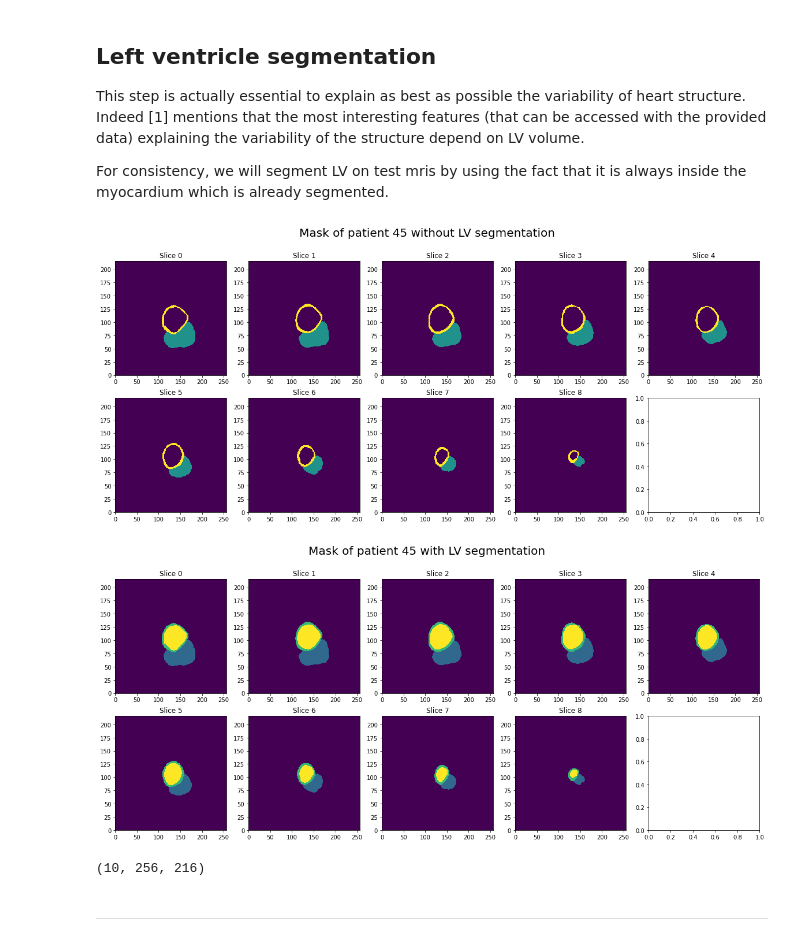
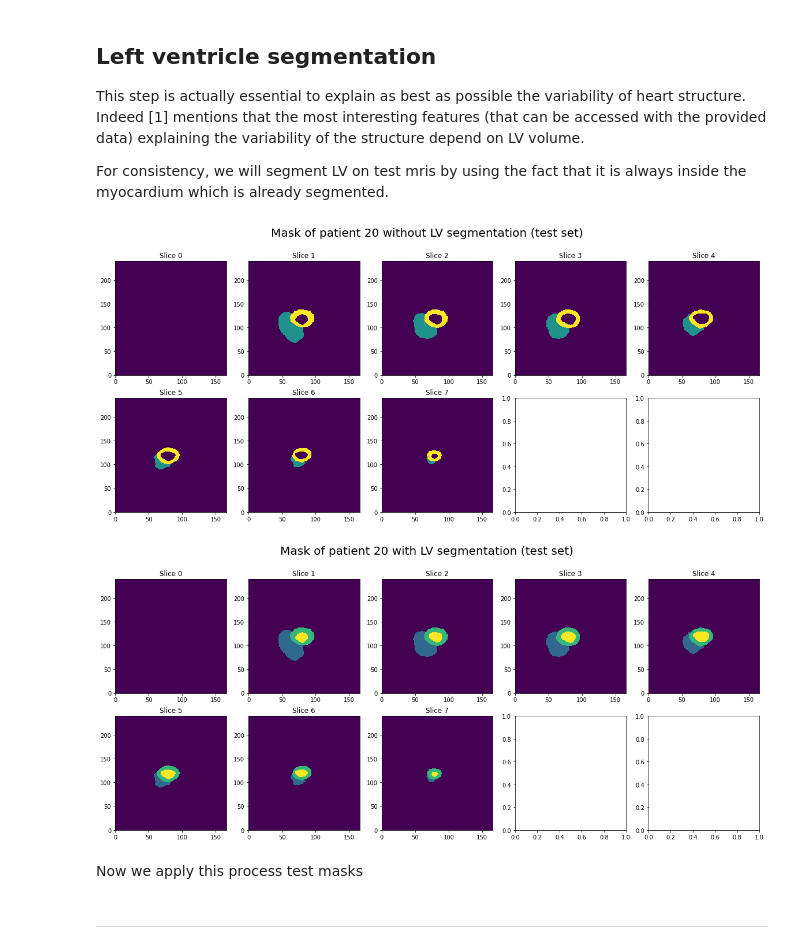
Before and after one commit to lmartinez2001/Challenge, a Jupyter notebook: challenge.ipynb, the cells around one changed output. Saved outputs shown, nothing was run; the diff lists cells and outputs as text; code cells hidden in the pictures.

```diff
--- a/challenge.ipynb
+++ b/challenge.ipynb
@@ -126,24 +155,30 @@ For consistency, we will segment LV on test mris by using the fact that it is al
 from scipy.ndimage import binary_fill_holes
 from skimage.measure import label, regionprops
 
-patient_idx=45
-myo_idx=2 # Myocardium index in the mask
-lv_idx=3 # Left ventricle index in the mask
-mri=mri_test[patient_idx][mri_idx]
-mask=mri_test[patient_idx][mask_idx]
-
-mask_myo=(mask==myo_idx).astype(int)
-mask_props=np.array([regionprops(mask_myo[1]) for i in range (mask_myo.shape[0])])
-mask_centroids=np.array([mask_props[i][0].centroid for i in range (mask_myo.shape[0])])
-mask_filled=np.array([(binary_fill_holes(mask_myo[i])-mask_myo[i])*lv_idx for i in range (mask_myo.shape[0])])
-new_mask=mask+mask_filled
-
-plot_slices(mask, title=f'Mask of patient {patient_idx} without LV segmentation')
-plot_slices(new_mask, title=f'Mask of patient {patient_idx} with LV segmentation')
+def lv_seg(mask):
+    mask_myo=(mask==MYO_IDX).astype(int)
+    mask_props=np.array([regionprops(mask_myo[1]) for i in range (mask_myo.shape[0])])
+    # mask_centroids=np.array([mask_props[i][0].centroid for i in range (mask_myo.shape[0])])
+    mask_centroids=[]
+    # Compute centroids for myocardium
+    for i in range(mask_myo.shape[0]):
+        if mask_props[i].shape != (0,):
+            mask_centroids.append(mask_props[i][0].centroid)
+        else: mask_centroids.append((0,0))
+    mask_centroids=np.array(mask_centroids)
+    mask_filled=np.array([(binary_fill_holes(mask_myo[i])-mask_myo[i])*LV_IDX for i in range (mask_myo.shape[0])])
+    new_mask=mask+mask_filled
+    return new_mask
-# %% [output]
-[figure, removed]
-[figure, removed]
-# %%
-mask_filled.shape
-# %% [output]
-(10, 256, 216)
+# %%
+patient_idx=np.random.randint(mri_test.shape[0])
+mask=mri_test[patient_idx][mask_idx]
+
+new_mask=lv_seg(mask)
+
+plot_slices(mask, title=f'Mask of patient {patient_idx} without LV segmentation (test set)')
+plot_slices(new_mask, title=f'Mask of patient {patient_idx} with LV segmentation (test set)')
+# %% [output]
+[figure, added]
+[figure, added]
+# %% [markdown]
+Now we apply this process test masks
```
Also changed, not shown: parts of 44 cells of this notebook, 1 other file.
